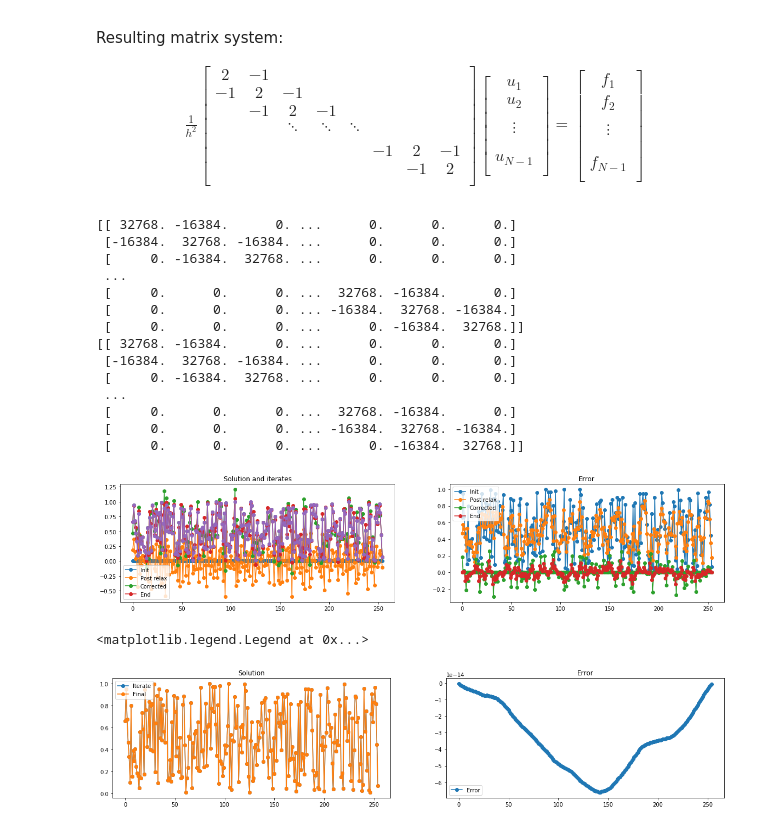
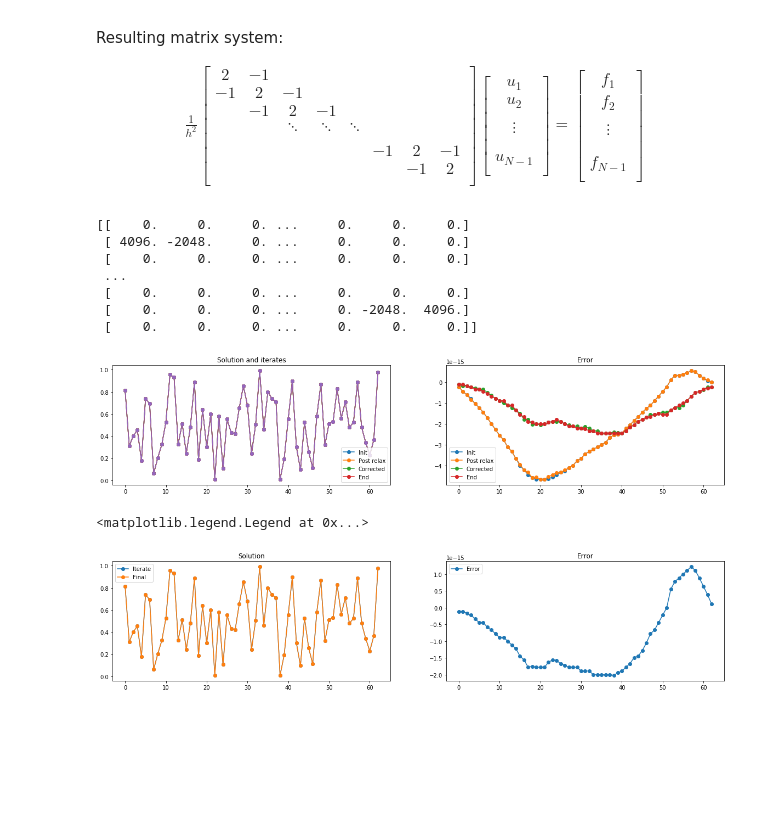
Before and after one commit to waynemitchell/teaching, a Jupyter notebook: notebooks/geometricMultigrid1D.ipynb, the cells around one changed output. Drawn from its saved outputs; the diff is of its cells as text; code cells hidden in the pictures; blank space fills up the shorter version.

```diff
--- a/notebooks/geometricMultigrid1D.ipynb
+++ b/notebooks/geometricMultigrid1D.ipynb
@@ -53,7 +53,7 @@ import numpy as np
 import matplotlib.pyplot as plt
 
 # Size of the fine-grid problem
-N = 256
+N = 64
 N_c = int(N/2)
 
 # 1D Model problem
@@ -129,23 +129,17 @@ R = RestrictionFullWeighting1D(N)
 # print(R_FW)
 # %%
 # Verify that rediscrestization is equivalent to A_c = RAP when R is full-weighting
-print(A_c)
-print(np.dot(R, np.dot(A,P)))
+# print(A_c)
+print(np.dot(A,P))
+# print(np.dot(R, np.dot(A,P)))
 # %% [output]
-[[ 32768. -16384.      0. ...      0.      0.      0.]
- [-16384.  32768. -16384. ...      0.      0.      0.]
- [     0. -16384.  32768. ...      0.      0.      0.]
+[[    0.     0.     0. ...     0.     0.     0.]
+ [ 4096. -2048.     0. ...     0.     0.     0.]
+ [    0.     0.     0. ...     0.     0.     0.]
  ...
- [     0.      0.      0. ...  32768. -16384.      0.]
- [     0.      0.      0. ... -16384.  32768. -16384.]
- [     0.      0.      0. ...      0. -16384.  32768.]]
-[[ 32768. -16384.      0. ...      0.      0.      0.]
- [-16384.  32768. -16384. ...      0.      0.      0.]
- [     0. -16384.  32768. ...      0.      0.      0.]
- ...
- [     0.      0.      0. ...  32768. -16384.      0.]
- [     0.      0.      0. ... -16384.  32768. -16384.]
- [     0.      0.      0. ...      0. -16384.  32768.]]
+ [    0.     0.     0. ...     0.     0.     0.]
+ [    0.     0.     0. ...     0. -2048.  4096.]
+ [    0.     0.     0. ...     0.     0.     0.]]
 # %%
 # Two-grid cycle
 u_init = u.copy()
@@ -180,7 +174,7 @@ plt.plot(u_final - u,'-o')
 plt.legend(['Init','Post relax','Corrected','End'])
 plt.show()
 # %% [output]
-[figure, old version]
+[figure, new version]
 # %%
 # V-cycle
 
@@ -203,32 +197,34 @@ while N_fine > 4:
 
 
 # Do the V-cycle
 
 # Downsweep
 for i in range(num_levels-1):
     GaussSeidel(A_array[i],u_array[i],f_array[i]) # relax
     f_array[i+1] = np.dot( R_array[i] , f_array[i] - np.dot(A_array[i],u_array[i]) ) # residual restriction
     u_array[i+1].fill(0)
 
-u = np.linalg.solve(A, f) # coarse-grid solve
+u_array[num_levels-1] = np.linalg.solve(A_array[num_levels-1], f_array[num_levels-1]) # coarse-grid solve
 
 for i in range(num_levels - 2, -1, -1):
     u_array[i] = u_array[i] + np.dot(P_array[i],u_array[i+1]) # interpolate and add correction
     GaussSeidel(A_array[i],u_array[i],f_array[i]) # relax
+
+u = u_array[0]
 
 # Plot progress toward solution
 plt.subplots(figsize=(20, 4))
 plt.subplot(1,2,1)
 plt.title('Solution')
 plt.plot(u,'-o')
 plt.plot(u_final,'-o')
 plt.legend(['Iterate','Final'])
 
 # Plot error
 plt.subplot(1,2,2)
 plt.title('Error')
 plt.plot(u_final - u,'-o')
 plt.legend(['Error'])
 # %% [output]
 <matplotlib.legend.Legend at 0x...>
-[figure, old version]
+[figure, new version]
```
Also changed, not shown: 2 other files.
